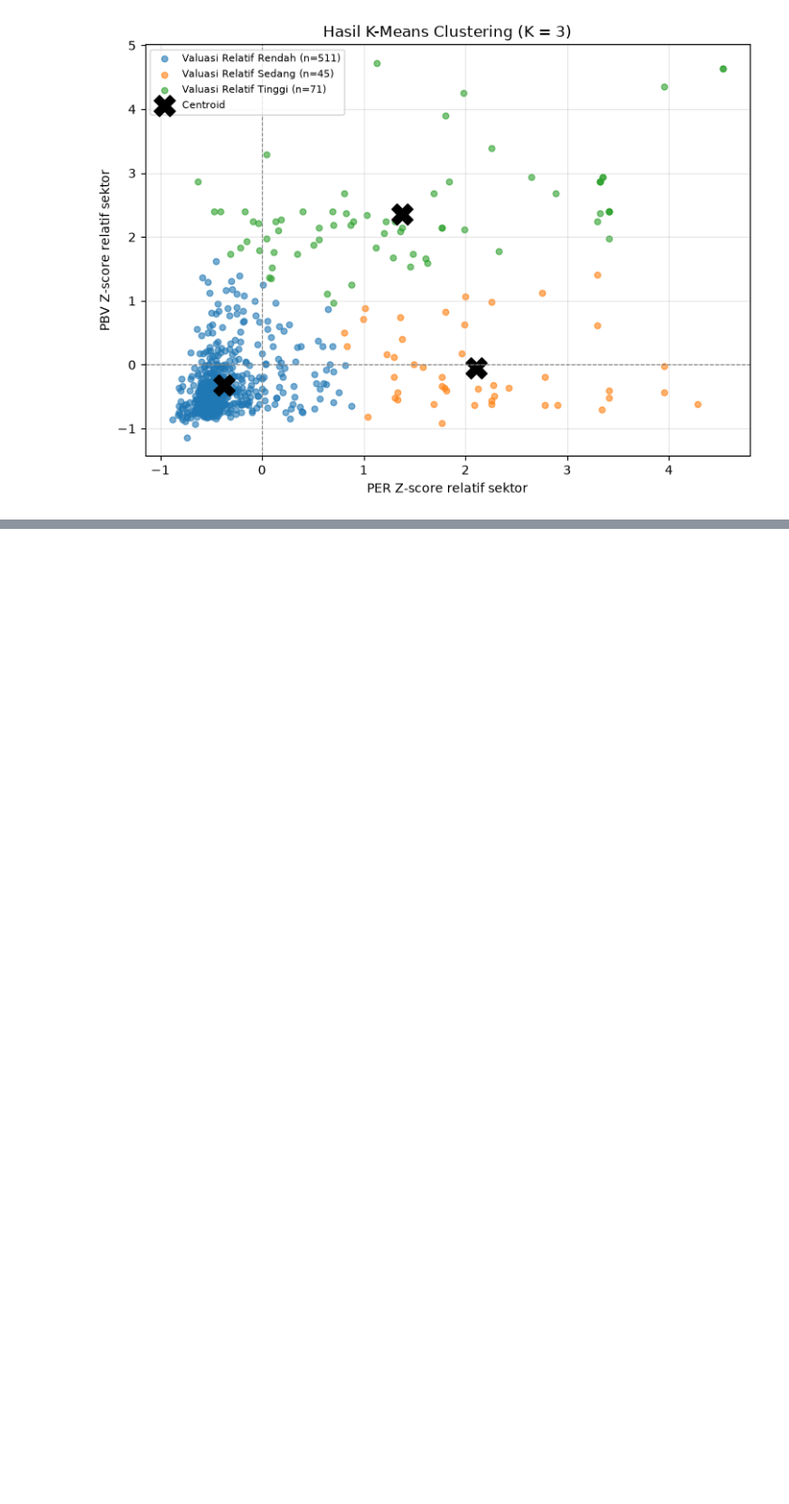
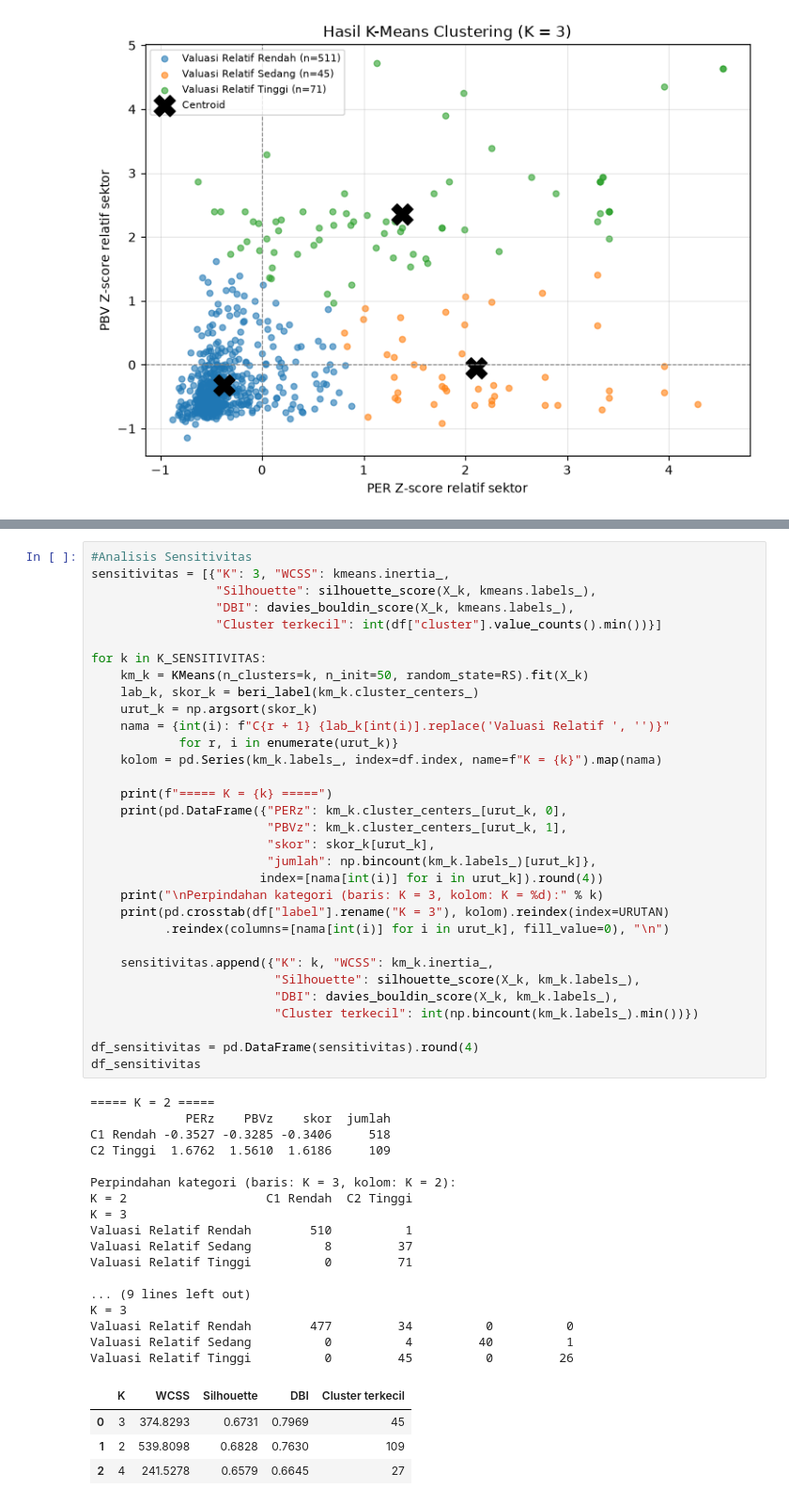
Before and after one commit to FelixJon17/screener-saham-bei, a Jupyter notebook: 535230119_SkripsiFelix.ipynb, the cells around one changed output, grey strips where cells are left out. Shown at 94% size. Saved outputs shown, nothing was run; the diff lists cells and outputs as text; blank space fills up the shorter version.

```diff
--- a/535230119_SkripsiFelix.ipynb
+++ b/535230119_SkripsiFelix.ipynb
@@ -248,3 +327,57 @@ plt.tight_layout(); plt.show()
+# %%
+#Analisis Sensitivitas
+sensitivitas = [{"K": 3, "WCSS": kmeans.inertia_,
+                 "Silhouette": silhouette_score(X_k, kmeans.labels_),
+                 "DBI": davies_bouldin_score(X_k, kmeans.labels_),
+                 "Cluster terkecil": int(df["cluster"].value_counts().min())}]
+
+for k in K_SENSITIVITAS:
+    km_k = KMeans(n_clusters=k, n_init=50, random_state=RS).fit(X_k)
+    lab_k, skor_k = beri_label(km_k.cluster_centers_)
+    urut_k = np.argsort(skor_k)
+    nama = {int(i): f"C{r + 1} {lab_k[int(i)].replace('Valuasi Relatif ', '')}"
+            for r, i in enumerate(urut_k)}
+    kolom = pd.Series(km_k.labels_, index=df.index, name=f"K = {k}").map(nama)
+
+    print(f"===== K = {k} =====")
+    print(pd.DataFrame({"PERz": km_k.cluster_centers_[urut_k, 0],
+                        "PBVz": km_k.cluster_centers_[urut_k, 1],
+                        "skor": skor_k[urut_k],
+                        "jumlah": np.bincount(km_k.labels_)[urut_k]},
+                       index=[nama[int(i)] for i in urut_k]).round(4))
+    print("\nPerpindahan kategori (baris: K = 3, kolom: K = %d):" % k)
+    print(pd.crosstab(df["label"].rename("K = 3"), kolom).reindex(index=URUTAN)
+          .reindex(columns=[nama[int(i)] for i in urut_k], fill_value=0), "\n")
+
+    sensitivitas.append({"K": k, "WCSS": km_k.inertia_,
+                         "Silhouette": silhouette_score(X_k, km_k.labels_),
+                         "DBI": davies_bouldin_score(X_k, km_k.labels_),
+                         "Cluster terkecil": int(np.bincount(km_k.labels_).min())})
+
+df_sensitivitas = pd.DataFrame(sensitivitas).round(4)
+df_sensitivitas
+# %% [output]
+===== K = 2 =====
+             PERz    PBVz    skor  jumlah
+C1 Rendah -0.3527 -0.3285 -0.3406     518
+C2 Tinggi  1.6762  1.5610  1.6186     109
+
+Perpindahan kategori (baris: K = 3, kolom: K = 2):
+K = 2                   C1 Rendah  C2 Tinggi
+K = 3
+Valuasi Relatif Rendah        510          1
+Valuasi Relatif Sedang          8         37
+Valuasi Relatif Tinggi          0         71
+
+... (9 lines left out)
+K = 3
+Valuasi Relatif Rendah        477         34          0          0
+Valuasi Relatif Sedang          0          4         40          1
+Valuasi Relatif Tinggi          0         45          0         26
+|  | K | WCSS | Silhouette | DBI | Cluster terkecil |
+| 0 | 3 | 374.8293 | 0.6731 | 0.7969 | 45 |
+| 1 | 2 | 539.8098 | 0.6828 | 0.7630 | 109 |
+| 2 | 4 | 241.5278 | 0.6579 | 0.6645 | 27 |
 # %%
 print("Missing value:")
 print(df[["ROE %", "DER"]].isna().sum())
```
Also changed, not shown: parts of 18 cells of this notebook, 47 other files.
